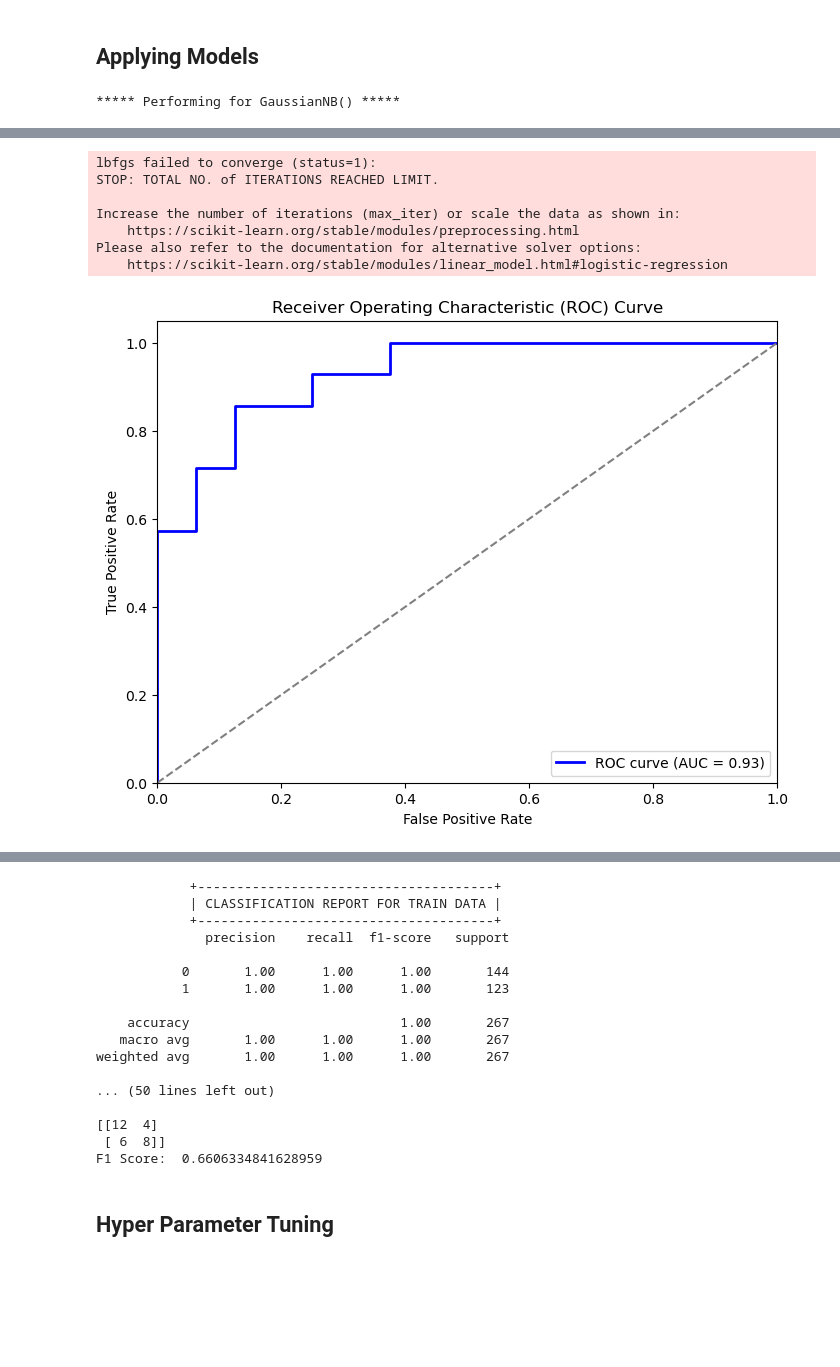
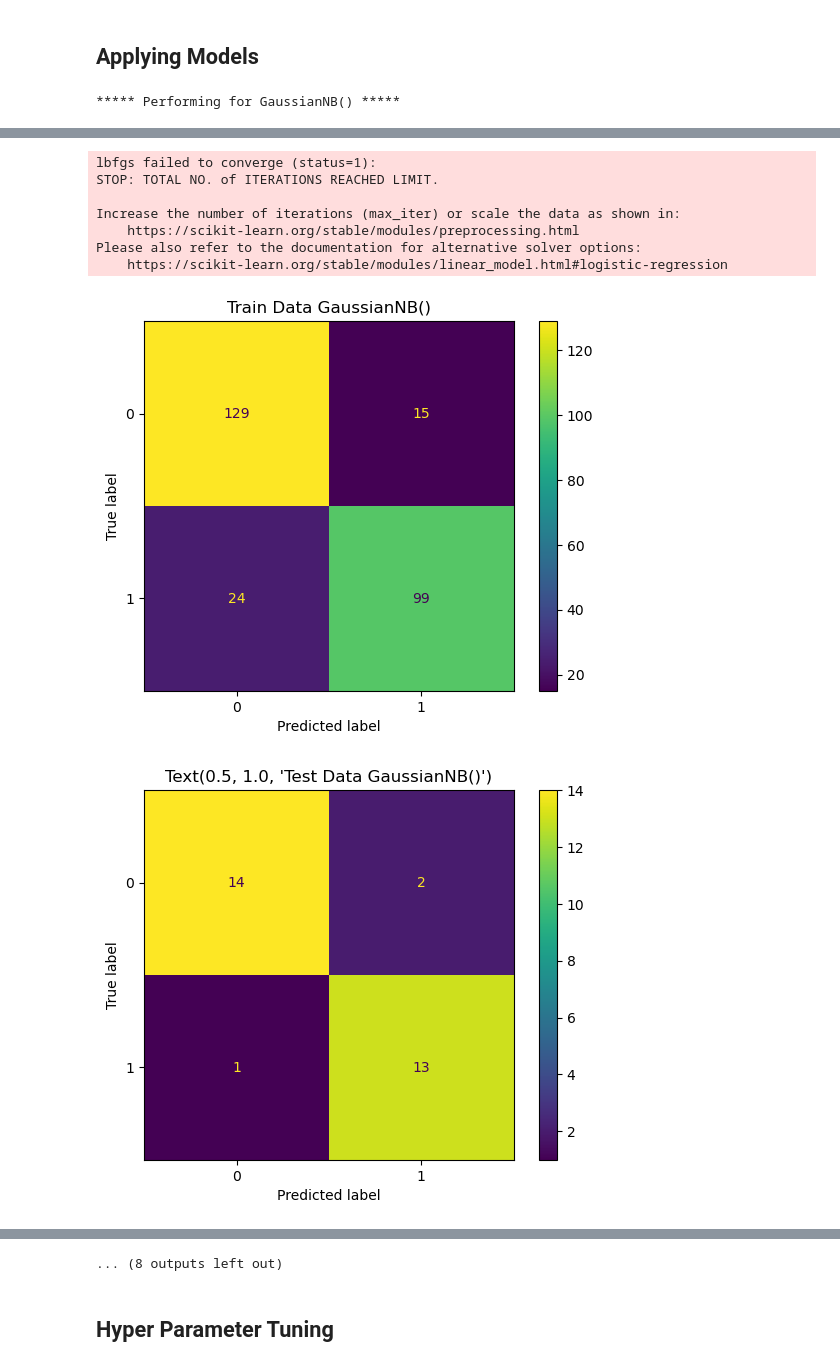
Before and after one commit to FuriousDante/heart_disease, a Jupyter notebook: Notebook.ipynb, the cells around one changed output, grey strips where cells are left out. Saved outputs shown, nothing was run; the diff lists cells and outputs as text; code cells hidden in the pictures; blank space fills up the shorter version.

```diff
--- a/Notebook.ipynb
+++ b/Notebook.ipynb
@@ -251,14 +251,19 @@ def model_building(X, y, test, model, params = None, k = 1) :
         # return and extra object for all cross validation operations
         return (model_cv, model, model.predict(X), model.predict(test))
 
-def model_evaluation(y_train, pred_train, y_test, pred_test) :
+def model_evaluation(y_train, pred_train, y_test, pred_test,model) :
 
     print('''
             +--------------------------------------+
             | CLASSIFICATION REPORT FOR TRAIN DATA |
             +--------------------------------------+''')
     print(classification_report(y_train, pred_train))
-    print(confusion_matrix(y_train, pred_train))
+    # print(confusion_matrix(y_train, pred_train))
+    print("Printing Confussion Matrix for Train Data")
+    disp = ConfusionMatrixDisplay(confusion_matrix=confusion_matrix(y_train, pred_train),
+                                   display_labels=model.classes_)
+    disp.plot()
+    disp.ax_.set_title("Train Data {}".format(model))
     print("F1 Score: ",f1_score(y_train, pred_train,average="macro"))
 
     print('''
@@ -266,7 +271,12 @@ def model_evaluation(y_train, pred_train, y_test, pred_test) :
             | CLASSIFICATION REPORT FOR TEST DATA  |
             +--------------------------------------+''')
     print(classification_report(y_test, pred_test))
-    print(confusion_matrix(y_test, pred_test))
+    # print(confusion_matrix(y_test, pred_test))
+    print("Printing Confussion Matrix for Test Data")
+    disp = ConfusionMatrixDisplay(confusion_matrix=confusion_matrix(y_test, pred_test),
+                                   display_labels=model.classes_)
+    disp.plot()
+    disp.ax_.set_title(disp.ax_.set_title("Test Data {}".format(model)))
     print("F1 Score: ",f1_score(y_test, pred_test,average="macro"))
 # %%
 def plot_roc_curve(model,X_test,y_test):
@@ -299,7 +309,7 @@ for model in model_list:
         plot_roc_curve(model,X_test,y_test)
     except:
         print("Unable to create a model for {0}".format(model))
-    model_evaluation(y_train, pred_train, y_test, pred_test)
+    model_evaluation(y_train, pred_train, y_test, pred_test,model)
 # %% [output]
 ***** Performing for GaussianNB() *****
 [figure]
@@ -320,11 +330,12 @@ weighted avg       0.85      0.85      0.85       267
 F1 Score:  0.899888765294772
 
 ***** Performing for LogisticRegression() *****
 lbfgs failed to converge (status=1):
 STOP: TOTAL NO. of ITERATIONS REACHED LIMIT.
 
 Increase the number of iterations (max_iter) or scale the data as shown in:
     https://scikit-learn.org/stable/modules/preprocessing.html
 Please also refer to the documentation for alternative solver options:
     https://scikit-learn.org/stable/modules/linear_model.html#logistic-regression
-[figure, old version]
+[figure, new version]
+[figure, new version]
@@ -367,18 +380,2 @@ F1 Score:  0.8316498316498316
-            +--------------------------------------+
-            | CLASSIFICATION REPORT FOR TRAIN DATA |
-            +--------------------------------------+
-              precision    recall  f1-score   support
-
-           0       1.00      1.00      1.00       144
-           1       1.00      1.00      1.00       123
-
-    accuracy                           1.00       267
-   macro avg       1.00      1.00      1.00       267
-weighted avg       1.00      1.00      1.00       267
-
-... (50 lines left out)
-
-[[12  4]
- [ 6  8]]
-F1 Score:  0.6606334841628959
+... (8 outputs left out)
 # %%
```
Also changed, not shown: parts of 7 cells of this notebook, 3 other files.
